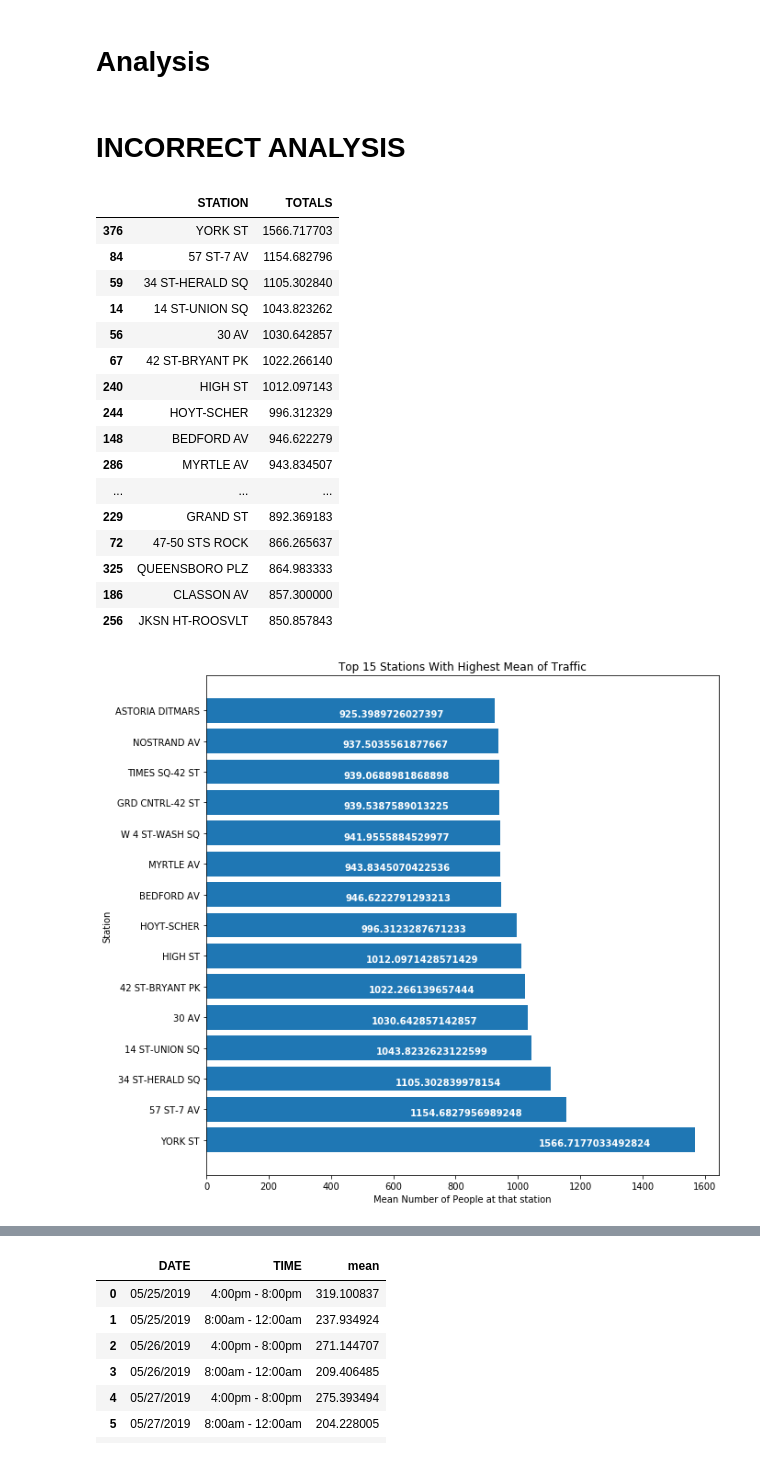
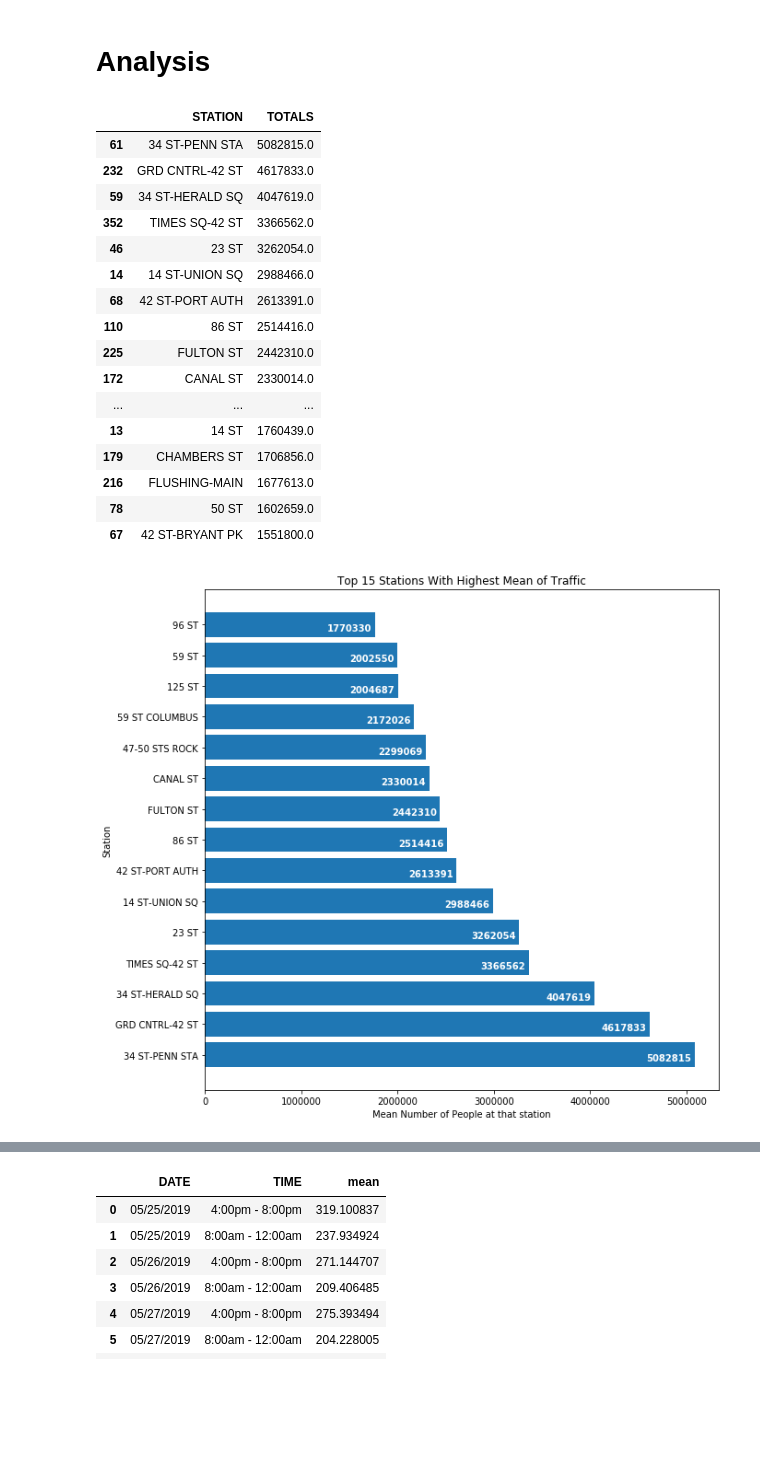
Before and after one commit to jporcaro1771/Gala_Project, a Jupyter notebook: Clean Turnstile Totals.ipynb, the cells around one changed output, grey strips where cells are left out. Cells and saved outputs as stored; diff of their text form; code cells hidden in the pictures; blank space fills up the shorter version.

Commit message:
use sum instead of mean for getting stations

```diff
--- a/Clean Turnstile Totals.ipynb
+++ b/Clean Turnstile Totals.ipynb
@@ -305,38 +305,36 @@ Joel_EDA.ipynb               clean_turnstile.pickle
 # %%
 with open('clean_turnstile.pickle','rb') as read_file:
     new_df = pickle.load(read_file)
-# %% [markdown]
-# INCORRECT ANALYSIS
 # %%
-station_df = new_df.groupby('STATION', as_index=False)['TOTALS'].mean()
+station_df = new_df.groupby('STATION', as_index=False)['TOTALS'].sum()
 station_df = station_df.sort_values(by=['TOTALS'], ascending=False)
 station_df.head(20)
 # %% [output]
 |  | STATION | TOTALS |
-| 376 | YORK ST | 1566.717703 |
-| 84 | 57 ST-7 AV | 1154.682796 |
-| 59 | 34 ST-HERALD SQ | 1105.302840 |
-| 14 | 14 ST-UNION SQ | 1043.823262 |
-| 56 | 30 AV | 1030.642857 |
-| 67 | 42 ST-BRYANT PK | 1022.266140 |
-| 240 | HIGH ST | 1012.097143 |
-| 244 | HOYT-SCHER | 996.312329 |
-| 148 | BEDFORD AV | 946.622279 |
-| 286 | MYRTLE AV | 943.834507 |
+| 61 | 34 ST-PENN STA | 5082815.0 |
+| 232 | GRD CNTRL-42 ST | 4617833.0 |
+| 59 | 34 ST-HERALD SQ | 4047619.0 |
+| 352 | TIMES SQ-42 ST | 3366562.0 |
+| 46 | 23 ST | 3262054.0 |
+| 14 | 14 ST-UNION SQ | 2988466.0 |
+| 68 | 42 ST-PORT AUTH | 2613391.0 |
+| 110 | 86 ST | 2514416.0 |
+| 225 | FULTON ST | 2442310.0 |
+| 172 | CANAL ST | 2330014.0 |
 | ... | ... | ... |
-| 229 | GRAND ST | 892.369183 |
-| 72 | 47-50 STS ROCK | 866.265637 |
-| 325 | QUEENSBORO PLZ | 864.983333 |
-| 186 | CLASSON AV | 857.300000 |
-| 256 | JKSN HT-ROOSVLT | 850.857843 |
+| 13 | 14 ST | 1760439.0 |
+| 179 | CHAMBERS ST | 1706856.0 |
+| 216 | FLUSHING-MAIN | 1677613.0 |
+| 78 | 50 ST | 1602659.0 |
+| 67 | 42 ST-BRYANT PK | 1551800.0 |
 # %%
 plt.figure(figsize=(10,10))
 top_ten_station = station_df[0:15]
 plt.barh(top_ten_station['STATION'],top_ten_station['TOTALS'])
 plt.xlabel('Mean Number of People at that station')
 plt.ylabel('Station')
 plt.title('Top 15 Stations With Highest Mean of Traffic')
 for i, v in enumerate(top_ten_station['TOTALS']):
-    plt.text(v-500, i-0.2, str(v), color='white', fontweight='bold')
+    plt.text(v-500000, i-0.2, str(round(v)), color='white', fontweight='bold')
 # %% [output]
-[figure, old version]
+[figure, new version]
```
Also changed, not shown: parts of 2 cells of this notebook.
